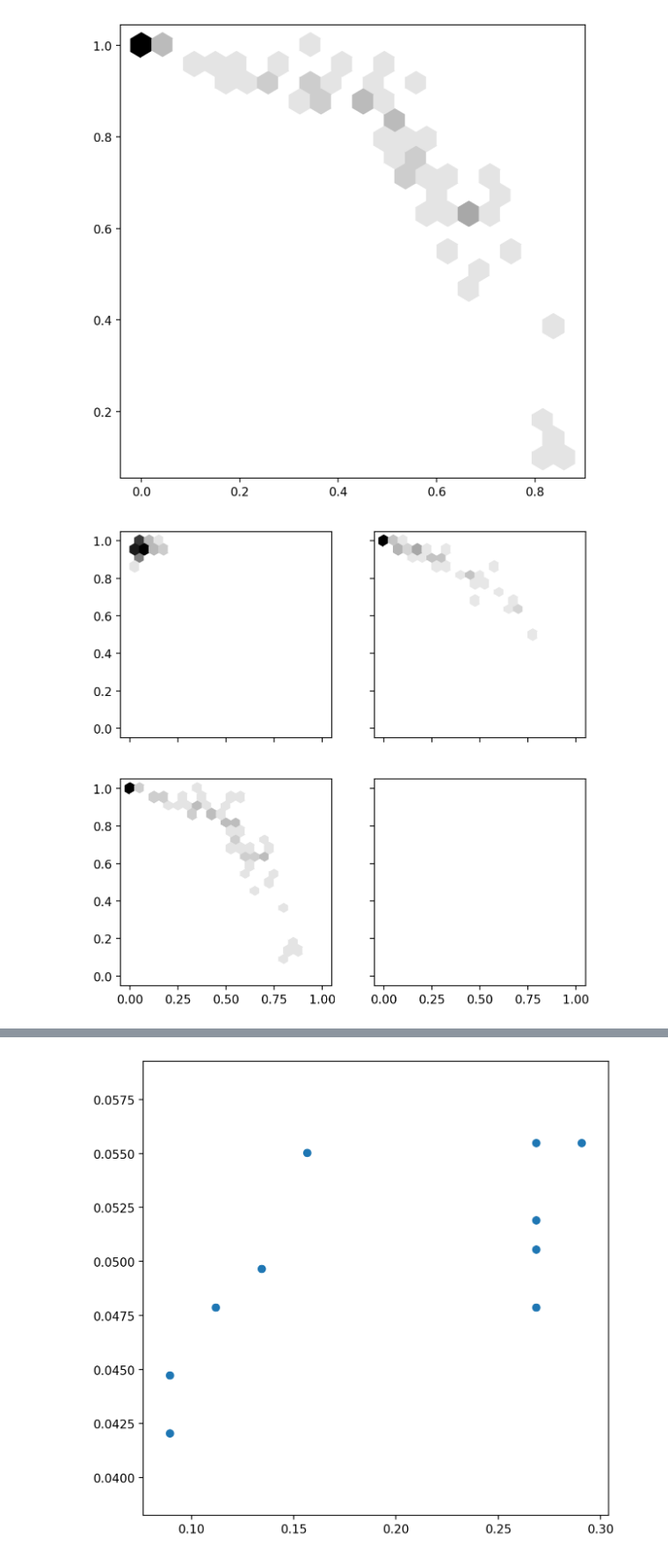
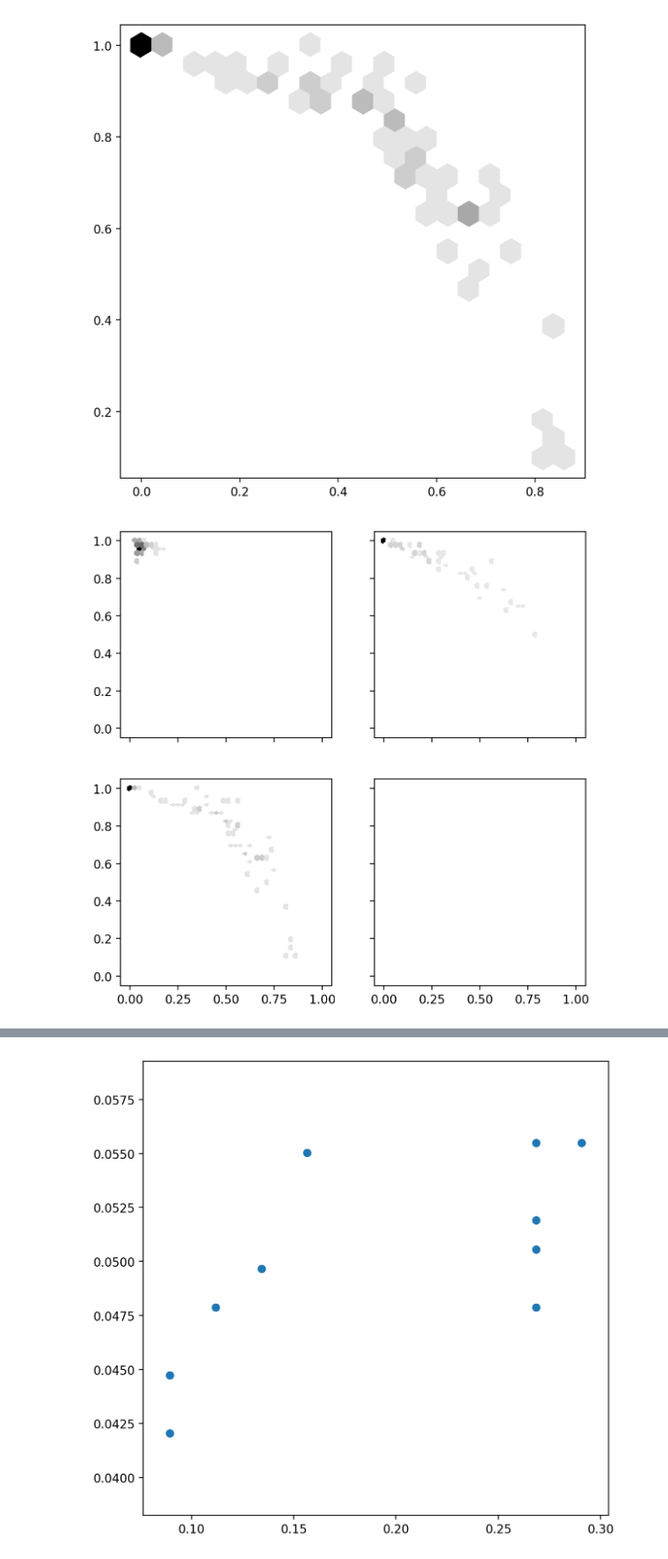
Before and after one commit to mcallaghan/rapid-screening, a Jupyter notebook: analysis/evaluation.ipynb, the cells around one changed output, grey strips where cells are left out. Shown at 88% size. Cells and saved outputs as stored; diff of their text form; code cells hidden in the pictures.

```diff
--- a/analysis/evaluation.ipynb
+++ b/analysis/evaluation.ipynb
@@ -90,7 +90,7 @@ plt.show()
 # %%
 importlib.reload(rr)
 
-recalculate = True
+recalculate = False
 if recalculate:
     models = [
         SVC(kernel='linear',C=2,probability=True)
@@ -126,14 +126,15 @@ if recalculate:
     results_2 = pd.DataFrame.from_dict(results)
     rs_results_2 = pd.DataFrame.from_dict(rs_results)
     print(rs_results_df.shape)
+    path_df = pd.DataFrame.from_dict(paths)
 
 
 else:
     results_df = pd.read_csv('../results/results.csv')
     rs_results_df = pd.read_csv('../results/rs_results.csv')
+    path_df = pd.read_csv('../results/paths.csv')
 
 rs_results_df.head()
-path_df = pd.DataFrame.from_dict(paths)
 # %% [output]
 Dataset: BetaBlockers, iteration 0.  1750 out of 1873 documents seen
 (2, 9)
@@ -345,20 +346,20 @@ plt.show()
 # %%
 fig, axs = plt.subplots(2,2,figsize=(7,7),dpi=200,sharey=True, sharex=True)
 
 for i, ss in enumerate(['_rs','_bir','_ih']):
     ax = axs[i//2][i%2]
     ax.hexbin(
         results_all[f'wss95{ss}'].dropna(),
         results_all[f'recall{ss}'].dropna(),
-        gridsize=20,
+        gridsize=40,
         mincnt=0,
         cmap="Greys",
         bins="log",
         extent=[0, 1, 0, 1]
     )
 plt.show()
 # %% [output]
-[figure, old version]
+[figure, new version]
 # %%
 rs_results_df.head()
 # %% [output]
```
Also changed, not shown: 3 other files.
